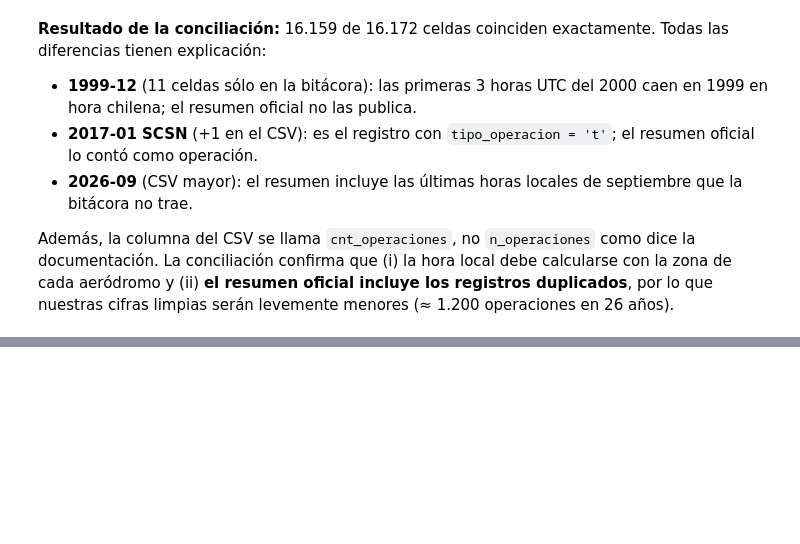
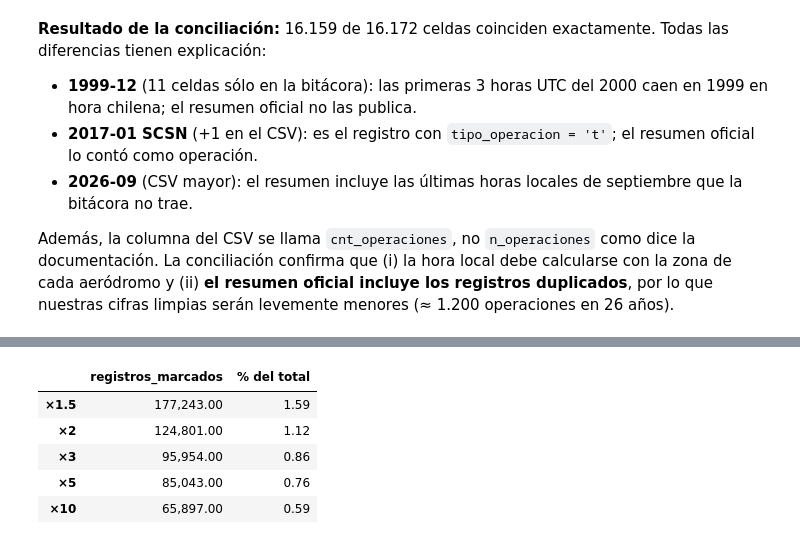
Before and after one commit to Gaboto1/visualizacion-transporte-rojas-gabriel, a Jupyter notebook: notebooks/evaluacion02.ipynb, the cells around one changed output, grey strips where cells are left out. Saved outputs shown, nothing was run; the diff lists cells and outputs as text; code cells hidden in the pictures; blank space fills up the shorter version.

```diff
--- a/notebooks/evaluacion02.ipynb
+++ b/notebooks/evaluacion02.ipynb
@@ -616,0 +640,17 @@ Además, la columna del CSV se llama `cnt_operaciones`, no `n_operaciones` como
+# %%
+p = raw["pmd"].where(raw["pmd"] > 0)
+ref = p.groupby(raw["modelo_avion"], observed=True).agg(["median", "count"])
+med = raw["modelo_avion"].map(ref["median"]).astype(float)
+cnt = raw["modelo_avion"].map(ref["count"]).astype(float)
+sens = {}
+for k in [1.5, 2, 3, 5, 10]:
+    flag = (cnt >= 20) & ((p > med * k) | (p < med / k))
+    sens[f"×{k:g}"] = {"registros_marcados": int(flag.sum()), "% del total": flag.mean() * 100}
+pd.DataFrame(sens).T
+# %% [output]
+|  | registros_marcados | % del total |
+| ×1.5 | 177,243.00 | 1.59 |
+| ×2 | 124,801.00 | 1.12 |
+| ×3 | 95,954.00 | 0.86 |
+| ×5 | 85,043.00 | 0.76 |
+| ×10 | 65,897.00 | 0.59 |
```
Also changed, not shown: parts of 13 cells of this notebook, 1 other file.
